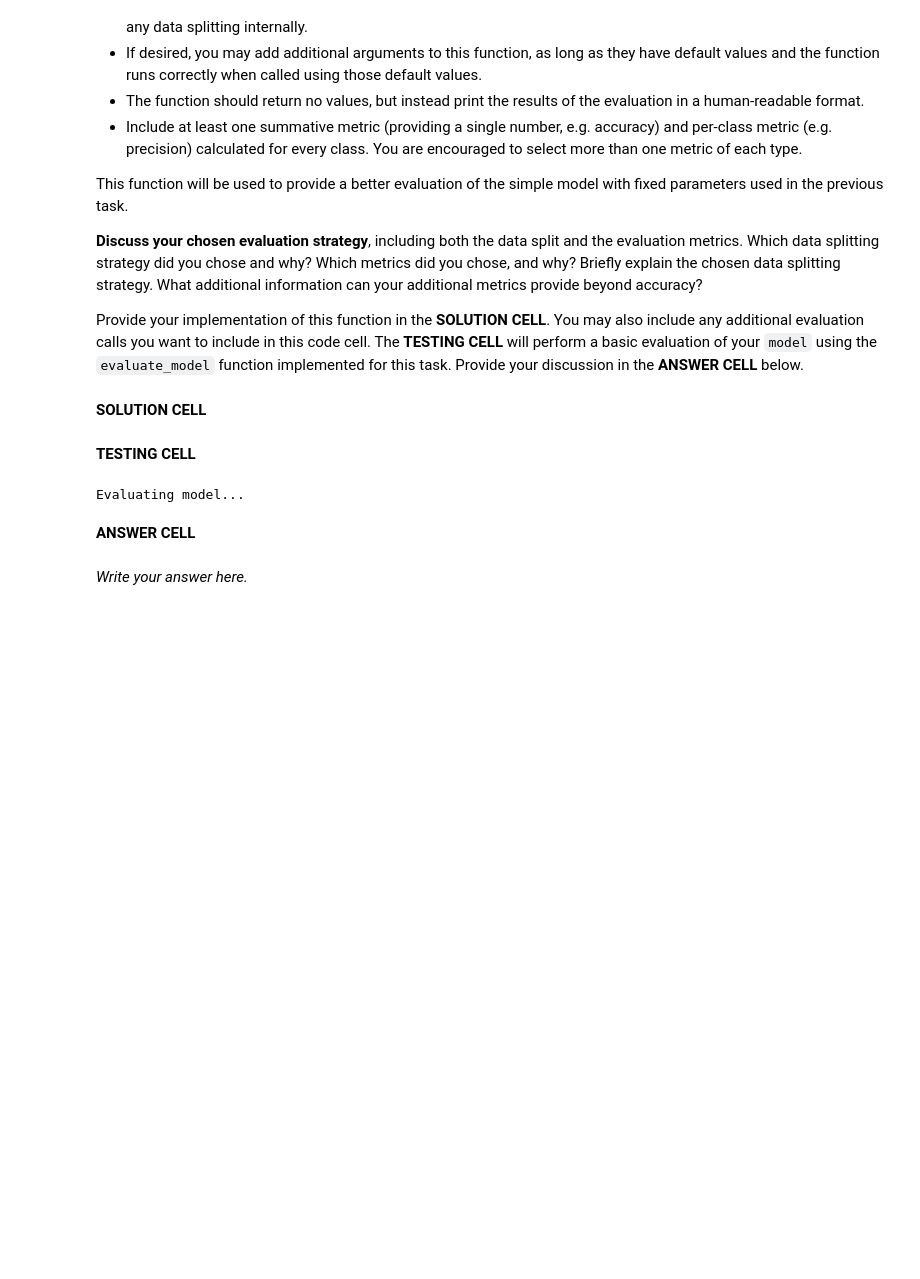
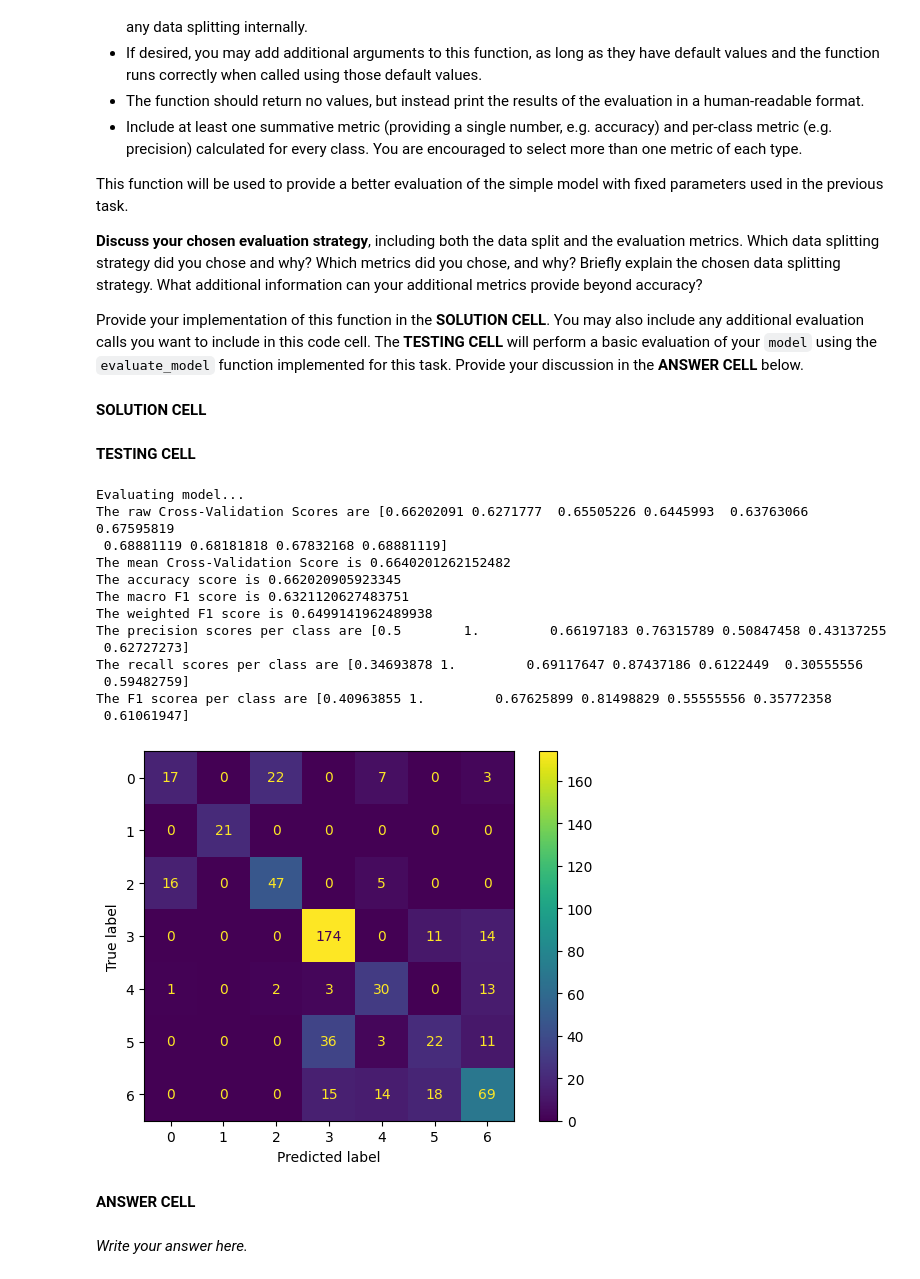
Before and after one commit to Bartsimho/MachineLearningAssignment, a Jupyter notebook: ML_2425_assessment.ipynb, the cells around one changed output. Drawn from its saved outputs; the diff is of its cells as text; code cells hidden in the pictures; blank space fills up the shorter version.

Commit message:
made it to evaluate model

```diff
--- a/ML_2425_assessment.ipynb
+++ b/ML_2425_assessment.ipynb
@@ -230,17 +213,55 @@ Provide your implementation of this function in the **SOLUTION CELL**. You may a
 # %% [markdown]
 **SOLUTION CELL**
 # %%
-def evaluate_model(model, X, y):
+from sklearn.model_selection import cross_val_score
+from sklearn.metrics import (
+    precision_score,
+    recall_score,
+    f1_score,
+    confusion_matrix,
+    ConfusionMatrixDisplay
+)
+import matplotlib.pyplot as plt
+def evaluate_model(model, X, y, y_test, y_pred):
     print('Evaluating model...')
-    ################################
-    #### ADD YOUR SOLUTION HERE ####
-    ################################
+    scores = cross_val_score(model, X, y, cv=10)
+    print("The raw Cross-Validation Scores are", scores)
+    print("The mean Cross-Validation Score is", scores.mean())
+    accuracy = accuracy_score(y_test, y_pred)
+    print("The accuracy score is", accuracy)
+    macroF1Score = f1_score(y_test, y_pred, average="macro")
+    print("The macro F1 score is", macroF1Score)
+    weightedF1Score = f1_score(y_test, y_pred, average="weighted")
+    print("The weighted F1 score is", weightedF1Score)
+    precision = precision_score(y_test, y_pred, average=None)
+    print("The precision scores per class are", precision)
+    recall = recall_score(y_test, y_pred, average=None)
+    print("The recall scores per class are", recall)
+    f1PerClass = f1_score(y_test, y_pred, average=None)
+    print("The F1 scorea per class are", f1PerClass)
+    confusion = confusion_matrix(y_test, y_pred)
+    cm_display = ConfusionMatrixDisplay(confusion_matrix=confusion)
+    cm_display.plot()
+    plt.show()
 # %% [markdown]
 **TESTING CELL**
 # %%
-evaluate_model(model, X, y)
+evaluate_model(model, X, y, y_test, y_pred)
 # %% [output]
 Evaluating model...
+The raw Cross-Validation Scores are [0.66202091 0.6271777  0.65505226 0.6445993  0.63763066 0.67595819
+ 0.68881119 0.68181818 0.67832168 0.68881119]
+The mean Cross-Validation Score is 0.6640201262152482
+The accuracy score is 0.662020905923345
+The macro F1 score is 0.6321120627483751
+The weighted F1 score is 0.6499141962489938
+The precision scores per class are [0.5        1.         0.66197183 0.76315789 0.50847458 0.43137255
+ 0.62727273]
+The recall scores per class are [0.34693878 1.         0.69117647 0.87437186 0.6122449  0.30555556
+ 0.59482759]
+The F1 scorea per class are [0.40963855 1.         0.67625899 0.81498829 0.55555556 0.35772358
+ 0.61061947]
+[figure, added]
 # %% [markdown]
 **ANSWER CELL**
 # %% [markdown]
```
Also changed, not shown: parts of 3 cells of this notebook.
